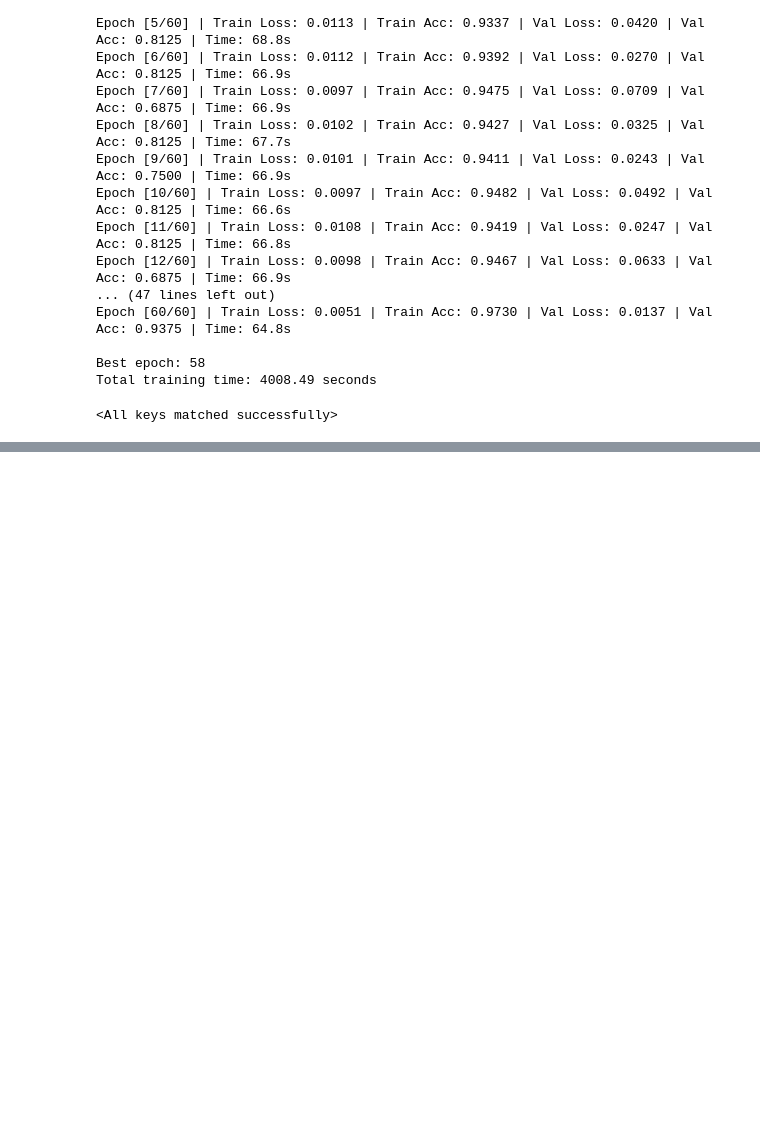
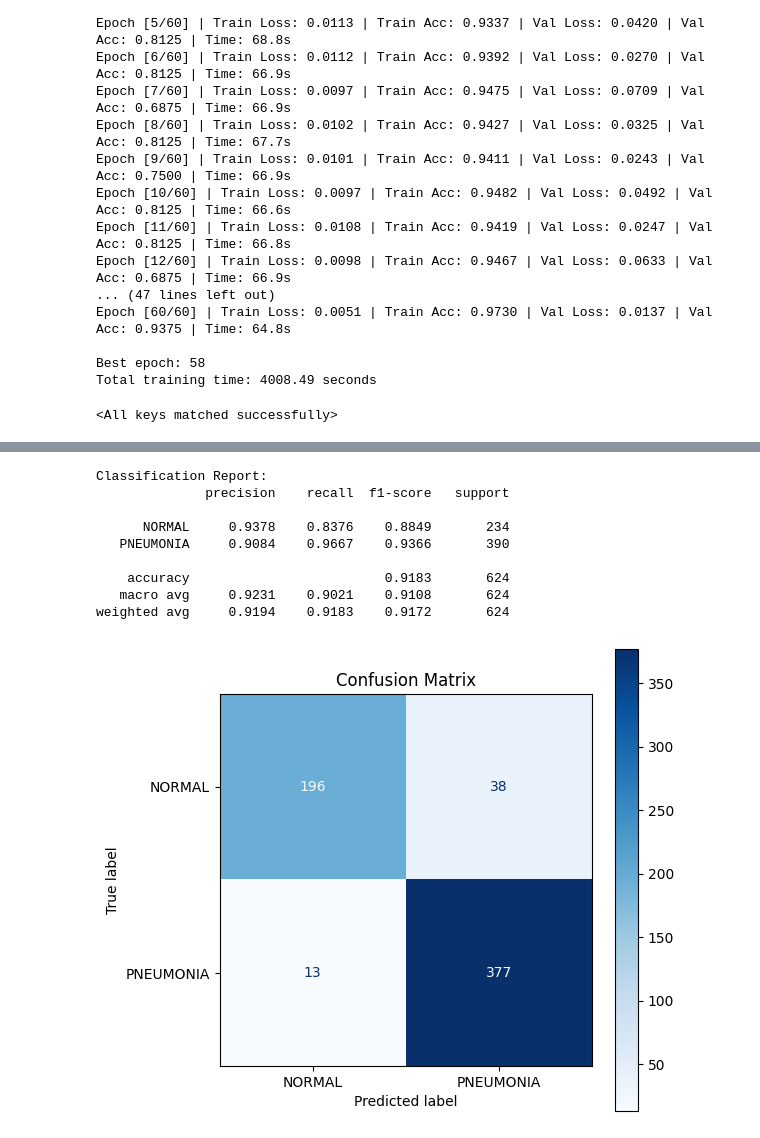
Before and after one commit to nafiisanaaznin/chest-xray-pneumonia-detection, a Jupyter notebook: Notebooks/Chest-xray-AttentionCustomCNN.ipynb, the cells around one changed output, grey strips where cells are left out. Drawn from its saved outputs; the diff is of its cells as text; code cells hidden in the pictures; blank space fills up the shorter version.

```diff
--- a/Notebooks/Chest-xray-AttentionCustomCNN.ipynb
+++ b/Notebooks/Chest-xray-AttentionCustomCNN.ipynb
@@ -437,0 +495,29 @@ Total training time: 4008.49 seconds
+# %%
+# =========================
+# 18. Classification report
+# =========================
+target_names = [idx_to_class[i] for i in range(num_classes)]
+print("\nClassification Report:")
+print(classification_report(y_true, y_pred, target_names=target_names, digits=4))
+
+# =========================
+# 19. Confusion matrix
+# =========================
+cm = confusion_matrix(y_true, y_pred)
+disp = ConfusionMatrixDisplay(confusion_matrix=cm, display_labels=target_names)
+
+fig, ax = plt.subplots(figsize=(6, 6))
+disp.plot(ax=ax, cmap="Blues", values_format="d")
+plt.title("Confusion Matrix")
+plt.show()
+# %% [output]
+Classification Report:
+              precision    recall  f1-score   support
+
+      NORMAL     0.9378    0.8376    0.8849       234
+   PNEUMONIA     0.9084    0.9667    0.9366       390
+
+    accuracy                         0.9183       624
+   macro avg     0.9231    0.9021    0.9108       624
+weighted avg     0.9194    0.9183    0.9172       624
+[figure, added]
```
Also changed, not shown: parts of 2 cells of this notebook.
